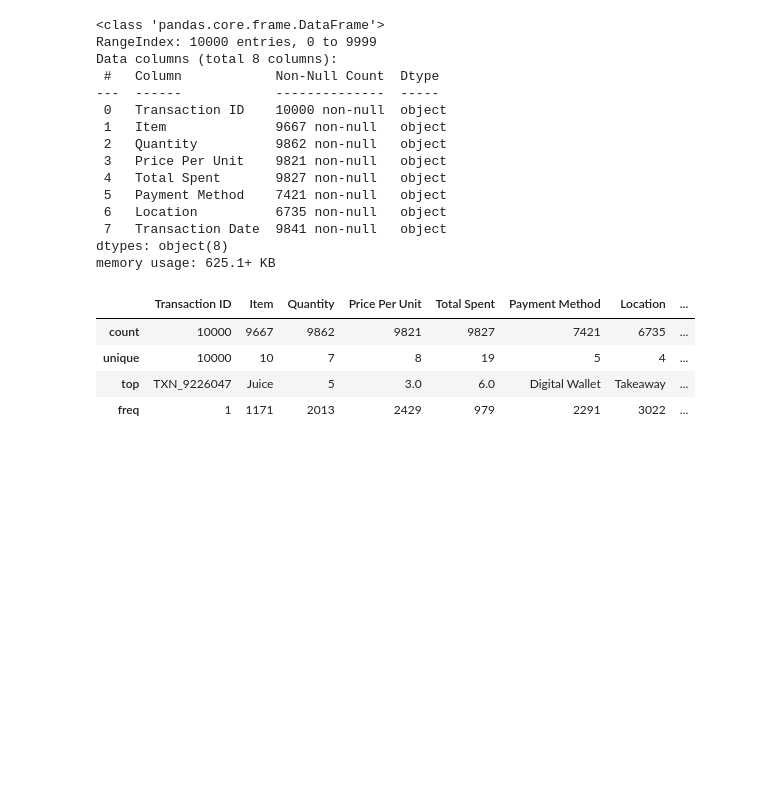
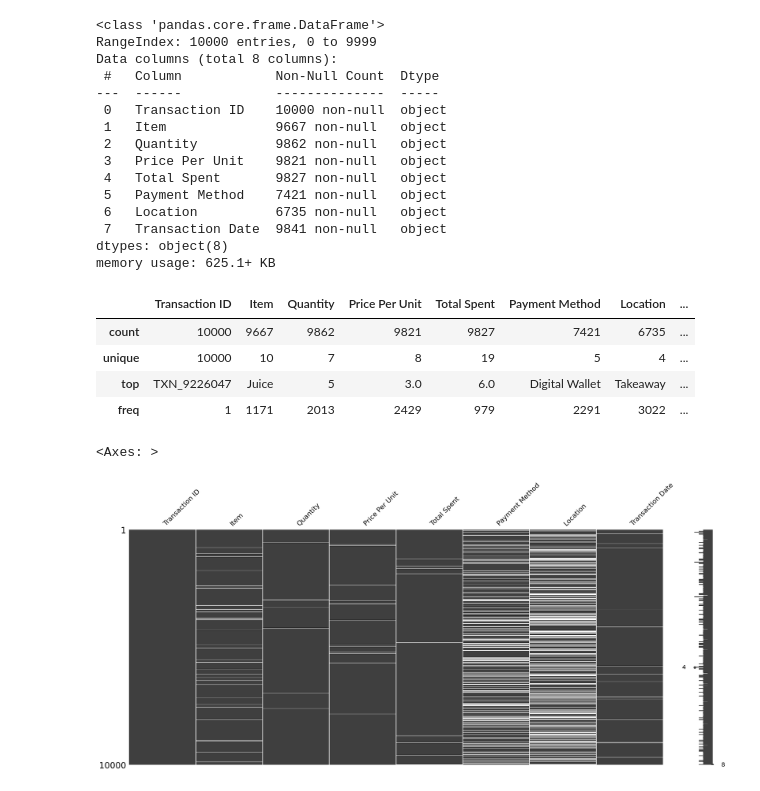
Before and after one commit to Figueroa1222/taller-calidad-datosGestionDatosG3, a Jupyter notebook: taller3_calidad_datos.ipynb, the cells around one changed output. Drawn from its saved outputs; the diff is of its cells as text; code cells hidden in the pictures; blank space fills up the shorter version.

```diff
--- a/taller3_calidad_datos.ipynb
+++ b/taller3_calidad_datos.ipynb
@@ -57,3 +57,8 @@ memory usage: 625.1+ KB
 | unique | 10000 | 10 | 7 | 8 | 19 | 5 | 4 | ... |
 | top | TXN_9226047 | Juice | 5 | 3.0 | 6.0 | Digital Wallet | Takeaway | ... |
 | freq | 1 | 1171 | 2013 | 2429 | 979 | 2291 | 3022 | ... |
+# %%
+msno.matrix(df)
+# %% [output]
+<Axes: >
+[figure, added]
```
